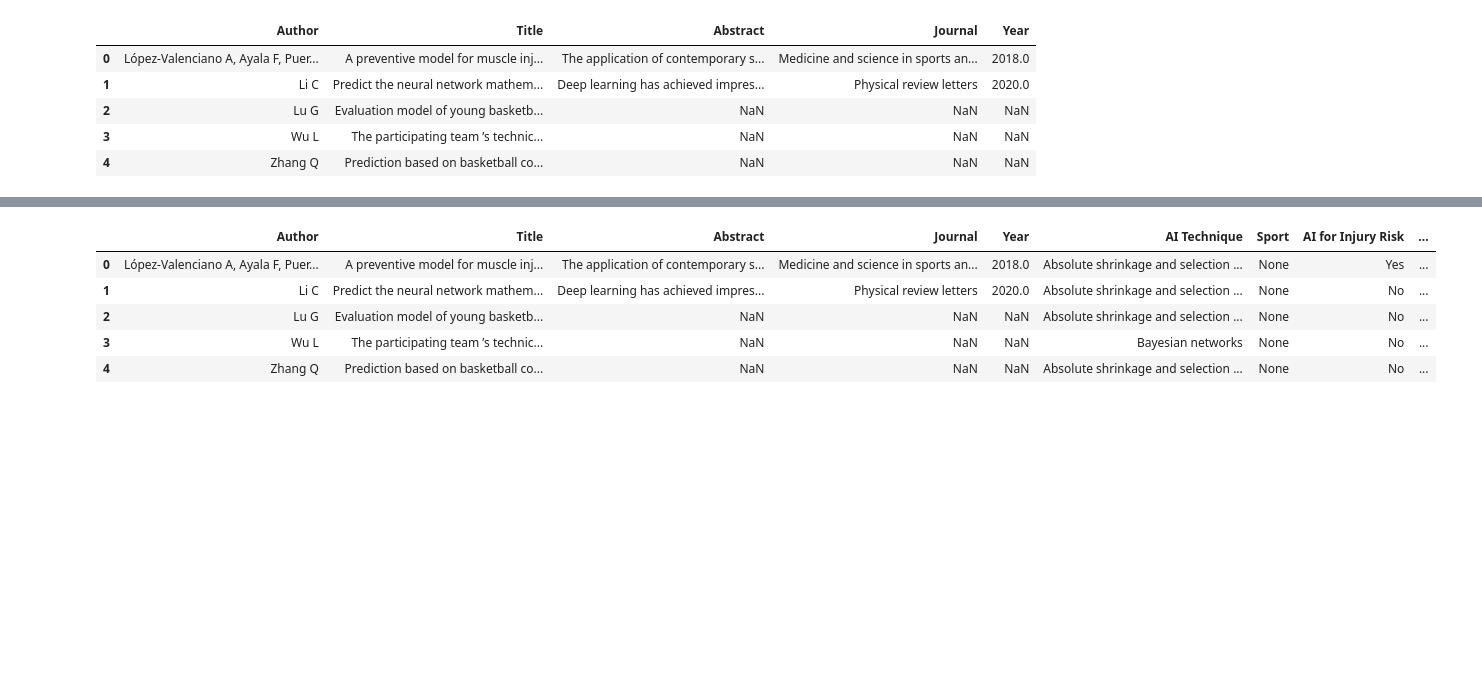
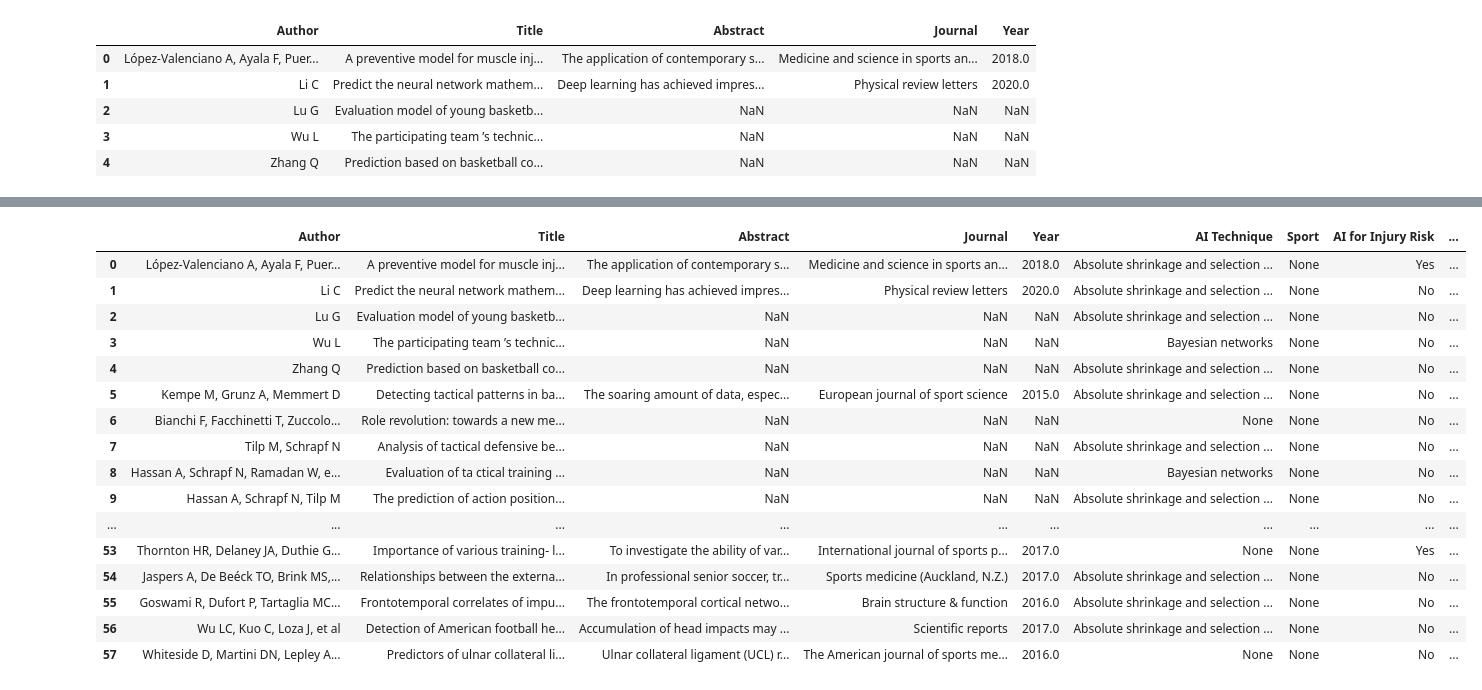
Before and after one commit to Matt17BR/ml4ds2324_topic_modeling, a Jupyter notebook: scripts/sports_ai_techniques.ipynb, the cells around one changed output, grey strips where cells are left out. Drawn from its saved outputs; the diff is of its cells as text; code cells hidden in the pictures; blank space fills up the shorter version.

```diff
--- a/scripts/sports_ai_techniques.ipynb
+++ b/scripts/sports_ai_techniques.ipynb
@@ -226,33 +303,42 @@ def ai_performance_spacy(text):
   # Replace with your dataset
 ref_abs["AI Technique"] = ref_abs.apply(lambda row: identify_ai_technique_spacy(row["Title"]) or identify_ai_technique_spacy(row["Abstract"]), axis=1)
 ref_abs["Sport"] = ref_abs.apply(lambda row: identify_sport_spacy(row["Title"]) or identify_sport_spacy(row["Abstract"]), axis=1)
 ref_abs["AI for Injury Risk"] = ref_abs.apply(lambda row: ai_injury_spacy(row["Title"]) or ai_injury_spacy(row["Abstract"]), axis=1)
 ref_abs["AI for Performance"] = ref_abs.apply(lambda row: ai_performance_spacy(row["Title"]) or ai_performance_spacy(row["Abstract"]), axis=1)
-
-ref_abs["AI Techniques"] = ref_abs.apply(lambda row: identify_ai_technique_spacy(row["Title"]) or identify_ai_technique_spacy(row["Abstract"]), axis=1)
 ref_abs["Sport"] = ref_abs.apply(lambda row: identify_sport_spacy(row["Title"]) or identify_sport_spacy(row["Abstract"]), axis=1)
-ref_abs.head()
+ref_abs
 # %% [output]
 Collecting en-core-web-md==3.7.1
   Downloading https://github.com/explosion/spacy-models/releases/download/en_core_web_md-3.7.1/en_core_web_md-3.7.1-py3-none-any.whl (42.8 MB)
 Requirement already satisfied: spacy<3.8.0,>=3.7.2 in /Users/sonayavrumyan/anaconda3/lib/python3.11/site-packages (from en-core-web-md==3.7.1) (3.7.2)
 Requirement already satisfied: spacy-legacy<3.1.0,>=3.0.11 in /Users/sonayavrumyan/anaconda3/lib/python3.11/site-packages (from spacy<3.8.0,>=3.7.2->en-core-web-md==3.7.1) (3.0.12)
 Requirement already satisfied: spacy-loggers<2.0.0,>=1.0.0 in /Users/sonayavrumyan/anaconda3/lib/python3.11/site-packages (from spacy<3.8.0,>=3.7.2->en-core-web-md==3.7.1) (1.0.5)
 Requirement already satisfied: murmurhash<1.1.0,>=0.28.0 in /Users/sonayavrumyan/anaconda3/lib/python3.11/site-packages (from spacy<3.8.0,>=3.7.2->en-core-web-md==3.7.1) (1.0.10)
 Requirement already satisfied: cymem<2.1.0,>=2.0.2 in /Users/sonayavrumyan/anaconda3/lib/python3.11/site-packages (from spacy<3.8.0,>=3.7.2->en-core-web-md==3.7.1) (2.0.8)
 Requirement already satisfied: preshed<3.1.0,>=3.0.2 in /Users/sonayavrumyan/anaconda3/lib/python3.11/site-packages (from spacy<3.8.0,>=3.7.2->en-core-web-md==3.7.1) (3.0.9)
 Requirement already satisfied: thinc<8.3.0,>=8.1.8 in /Users/sonayavrumyan/anaconda3/lib/python3.11/site-packages (from spacy<3.8.0,>=3.7.2->en-core-web-md==3.7.1) (8.2.2)
 Requirement already satisfied: wasabi<1.2.0,>=0.9.1 in /Users/sonayavrumyan/anaconda3/lib/python3.11/site-packages (from spacy<3.8.0,>=3.7.2->en-core-web-md==3.7.1) (1.1.2)
 Requirement already satisfied: srsly<3.0.0,>=2.4.3 in /Users/sonayavrumyan/anaconda3/lib/python3.11/site-packages (from spacy<3.8.0,>=3.7.2->en-core-web-md==3.7.1) (2.4.8)
 Requirement already satisfied: catalogue<2.1.0,>=2.0.6 in /Users/sonayavrumyan/anaconda3/lib/python3.11/site-packages (from spacy<3.8.0,>=3.7.2->en-core-web-md==3.7.1) (2.0.10)
 ... (19 lines left out)
 Requirement already satisfied: cloudpathlib<0.17.0,>=0.7.0 in /Users/sonayavrumyan/anaconda3/lib/python3.11/site-packages (from weasel<0.4.0,>=0.1.0->spacy<3.8.0,>=3.7.2->en-core-web-md==3.7.1) (0.16. ...
 Requirement already satisfied: MarkupSafe>=2.0 in /Users/sonayavrumyan/anaconda3/lib/python3.11/site-packages (from jinja2->spacy<3.8.0,>=3.7.2->en-core-web-md==3.7.1) (2.1.1)
 ✔ Download and installation successful
 You can now load the package via spacy.load('en_core_web_md')
 |  | Author | Title | Abstract | Journal | Year | AI Technique | Sport | AI for Injury Risk | ... |
 | 0 | López-Valenciano A, Ayala F, Puer... | A preventive model for muscle inj... | The application of contemporary s... | Medicine and science in sports an... | 2018.0 | Absolute shrinkage and selection ... | None | Yes | ... |
 | 1 | Li C | Predict the neural network mathem... | Deep learning has achieved impres... | Physical review letters | 2020.0 | Absolute shrinkage and selection ... | None | No | ... |
 | 2 | Lu G | Evaluation model of young basketb... | NaN | NaN | NaN | Absolute shrinkage and selection ... | None | No | ... |
 | 3 | Wu L | The participating team ’s technic... | NaN | NaN | NaN | Bayesian networks | None | No | ... |
 | 4 | Zhang Q | Prediction based on basketball co... | NaN | NaN | NaN | Absolute shrinkage and selection ... | None | No | ... |
+| 5 | Kempe M, Grunz A, Memmert D | Detecting tactical patterns in ba... | The soaring amount of data, espec... | European journal of sport science | 2015.0 | Absolute shrinkage and selection ... | None | No | ... |
+| 6 | Bianchi F, Facchinetti T, Zuccolo... | Role revolution: towards a new me... | NaN | NaN | NaN | None | None | No | ... |
+| 7 | Tilp M, Schrapf N | Analysis of tactical defensive be... | NaN | NaN | NaN | Absolute shrinkage and selection ... | None | No | ... |
+| 8 | Hassan A, Schrapf N, Ramadan W, e... | Evaluation of ta ctical training ... | NaN | NaN | NaN | Bayesian networks | None | No | ... |
+| 9 | Hassan A, Schrapf N, Tilp M | The prediction of action position... | NaN | NaN | NaN | Absolute shrinkage and selection ... | None | No | ... |
+| ... | ... | ... | ... | ... | ... | ... | ... | ... | ... |
+| 53 | Thornton HR, Delaney JA, Duthie G... | Importance of various training- l... | To investigate the ability of var... | International journal of sports p... | 2017.0 | None | None | Yes | ... |
+| 54 | Jaspers A, De Beéck TO, Brink MS,... | Relationships between the externa... | In professional senior soccer, tr... | Sports medicine (Auckland, N.Z.) | 2017.0 | Absolute shrinkage and selection ... | None | No | ... |
+| 55 | Goswami R, Dufort P, Tartaglia MC... | Frontotemporal correlates of impu... | The frontotemporal cortical netwo... | Brain structure & function | 2016.0 | Absolute shrinkage and selection ... | None | No | ... |
+| 56 | Wu LC, Kuo C, Loza J, et al | Detection of American football he... | Accumulation of head impacts may ... | Scientific reports | 2017.0 | Absolute shrinkage and selection ... | None | No | ... |
+| 57 | Whiteside D, Martini DN, Lepley A... | Predictors of ulnar collateral li... | Ulnar collateral ligament (UCL) r... | The American journal of sports me... | 2016.0 | None | None | No | ... |
```
Also changed, not shown: parts of 2 cells of this notebook.
